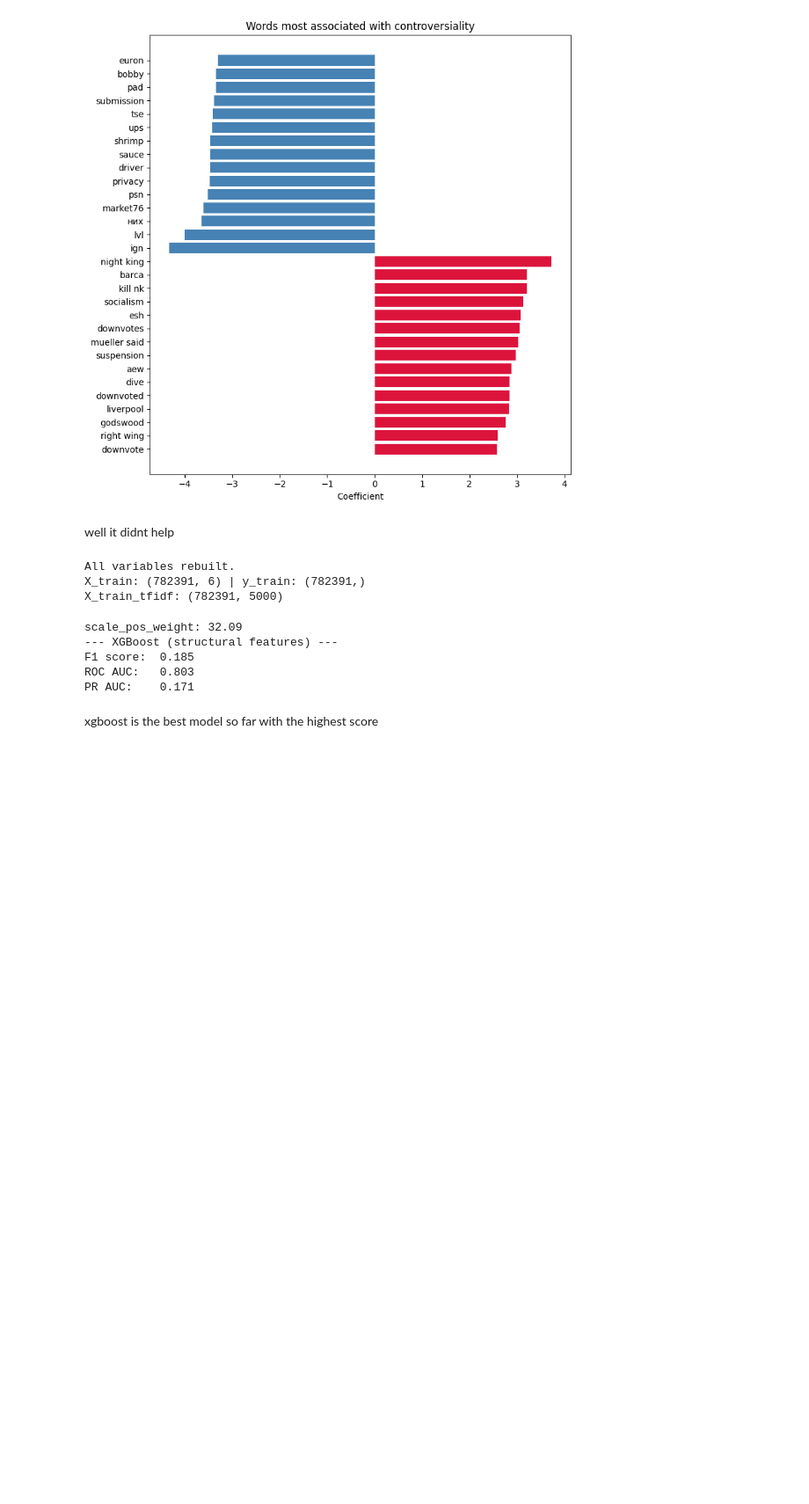
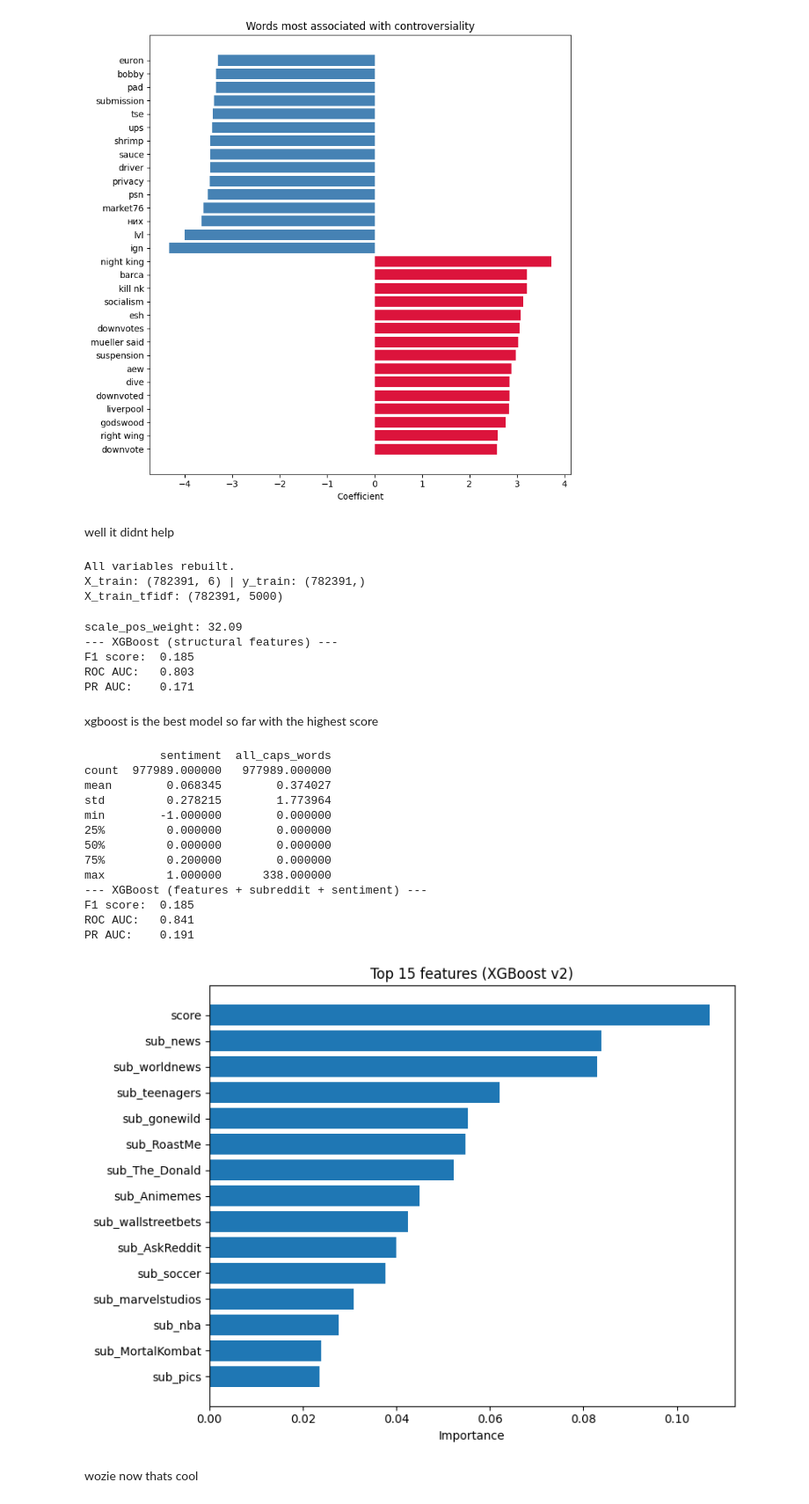
Before and after one commit to mayuri-um/riri-gpt, a Jupyter notebook: dataset.ipynb, the cells around one changed output. Shown at 88% size. Cells and saved outputs as stored; diff of their text form; code cells hidden in the pictures; blank space fills up the shorter version.

Commit message:
Kaggle Notebook | dataset | Version 10

```diff
--- a/dataset.ipynb
+++ b/dataset.ipynb
@@ -605,0 +608,75 @@ xgboost is the best model so far with the highest score
+# %%
+from textblob import TextBlob
+
+# --- New feature 1: subreddit (one-hot encode top N, group rest as 'other') ---
+top_subs = df_model['subreddit'].value_counts().head(30).index
+df_model['subreddit_grouped'] = df_model['subreddit'].apply(lambda x: x if x in top_subs else 'other')
+subreddit_dummies = pd.get_dummies(df_model['subreddit_grouped'], prefix='sub')
+
+# --- New feature 2: sentiment polarity ---
+# NOTE: this can be slow on large datasets — consider sampling first if it takes too long
+df_model['sentiment'] = df_model['body'].apply(lambda x: TextBlob(x).sentiment.polarity)
+
+# --- New feature 3: all-caps word count (distinct from uppercase char ratio) ---
+df_model['all_caps_words'] = df_model['body'].apply(
+    lambda x: sum(1 for w in x.split() if w.isupper() and len(w) > 1)
+)
+
+print(df_model[['sentiment', 'all_caps_words']].describe())
+
+feature_cols_v2 = ['text_len', 'word_count', 'has_question', 'has_exclaim',
+                    'is_upper_ratio', 'score', 'sentiment', 'all_caps_words']
+
+X_v2 = pd.concat([df_model[feature_cols_v2].fillna(0).reset_index(drop=True),
+                   subreddit_dummies.reset_index(drop=True)], axis=1)
+y_v2 = df_model['controversiality'].reset_index(drop=True)
+
+X_train_v2, X_test_v2, y_train_v2, y_test_v2 = train_test_split(
+    X_v2, y_v2, test_size=0.2, random_state=42, stratify=y_v2
+)
+
+neg, pos = y_train_v2.value_counts()
+scale_pos_weight_v2 = neg / pos
+
+xgb_v2 = XGBClassifier(
+    n_estimators=200, max_depth=5, learning_rate=0.1,
+    scale_pos_weight=scale_pos_weight_v2, eval_metric='logloss', random_state=42
+)
+xgb_v2.fit(X_train_v2, y_train_v2)
+
+y_pred_v2 = xgb_v2.predict(X_test_v2)
+y_prob_v2 = xgb_v2.predict_proba(X_test_v2)[:, 1]
+
+print("--- XGBoost (features + subreddit + sentiment) ---")
+print(f"F1 score:  {f1_score(y_test_v2, y_pred_v2):.3f}")
+print(f"ROC AUC:   {roc_auc_score(y_test_v2, y_prob_v2):.3f}")
+print(f"PR AUC:    {average_precision_score(y_test_v2, y_prob_v2):.3f}")
+
+importance_df = pd.DataFrame({
+    'feature': X_v2.columns,
+    'importance': xgb_v2.feature_importances_
+}).sort_values('importance', ascending=False).head(15)
+
+plt.figure(figsize=(8, 6))
+plt.barh(importance_df['feature'][::-1], importance_df['importance'][::-1])
+plt.xlabel('Importance')
+plt.title('Top 15 features (XGBoost v2)')
+plt.tight_layout()
+plt.show()
+# %% [output]
+           sentiment  all_caps_words
+count  977989.000000   977989.000000
+mean        0.068345        0.374027
+std         0.278215        1.773964
+min        -1.000000        0.000000
+25%         0.000000        0.000000
+50%         0.000000        0.000000
+75%         0.200000        0.000000
+max         1.000000      338.000000
+--- XGBoost (features + subreddit + sentiment) ---
+F1 score:  0.185
+ROC AUC:   0.841
+PR AUC:    0.191
+[figure, added]
+# %% [markdown]
+wozie now thats cool
```
Also changed, not shown: parts of 3 cells of this notebook.
